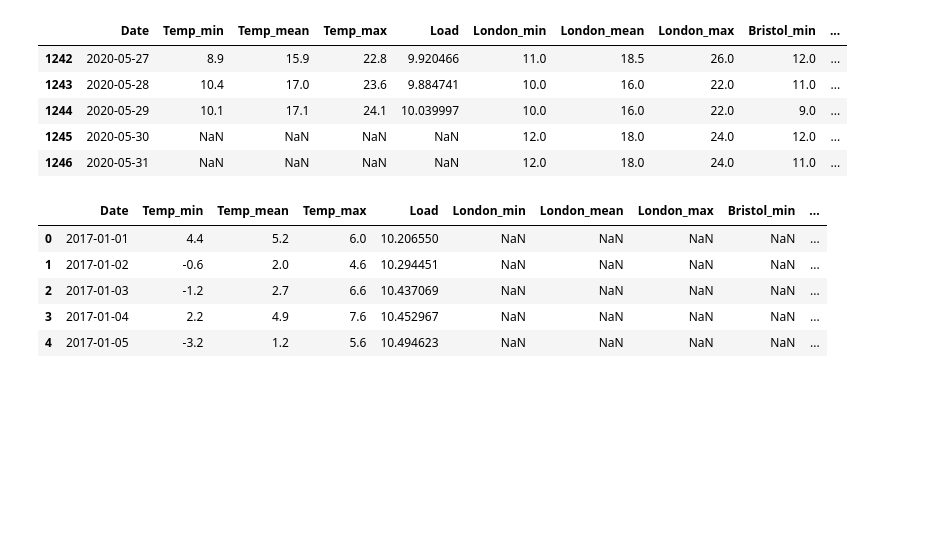
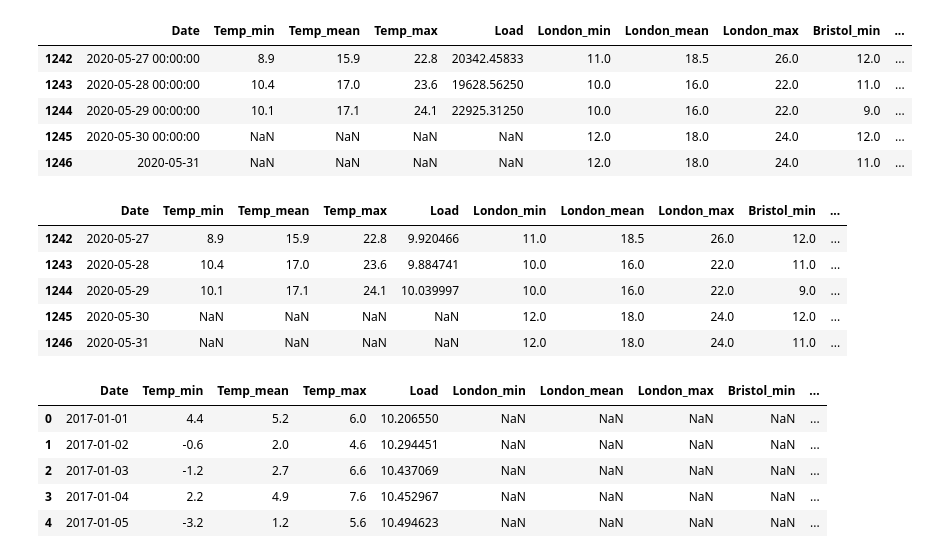
Before and after one commit to depavlidou/energy, a Jupyter notebook: Energy_Analytics_Forecasting_0.ipynb, the cells around one changed output. Saved outputs shown, nothing was run; the diff lists cells and outputs as text; code cells hidden in the pictures; blank space fills up the shorter version.

```diff
--- a/Energy_Analytics_Forecasting_0.ipynb
+++ b/Energy_Analytics_Forecasting_0.ipynb
@@ -20,6 +22,15 @@ data.columns=['Date','Temp_min','Temp_mean','Temp_max','Load','London_min','Lond
 
 # Last date is missing, clean up
 data.iloc[-1,0]='2020-05-31'
+# %%
+data.tail()
+# %% [output]
+|  | Date | Temp_min | Temp_mean | Temp_max | Load | London_min | London_mean | London_max | Bristol_min | ... |
+| 1242 | 2020-05-27 00:00:00 | 8.9 | 15.9 | 22.8 | 20342.45833 | 11.0 | 18.5 | 26.0 | 12.0 | ... |
+| 1243 | 2020-05-28 00:00:00 | 10.4 | 17.0 | 23.6 | 19628.56250 | 10.0 | 16.0 | 22.0 | 11.0 | ... |
+| 1244 | 2020-05-29 00:00:00 | 10.1 | 17.1 | 24.1 | 22925.31250 | 10.0 | 16.0 | 22.0 | 9.0 | ... |
+| 1245 | 2020-05-30 00:00:00 | NaN | NaN | NaN | NaN | 12.0 | 18.0 | 24.0 | 12.0 | ... |
+| 1246 | 2020-05-31 | NaN | NaN | NaN | NaN | 12.0 | 18.0 | 24.0 | 11.0 | ... |
 # %%
 # Convert to datetime and add day of the week, weekend flag, lockdown and convert Load to log load (base e)
 data['Date'] = pd.to_datetime(data['Date'])
```
Also changed, not shown: parts of 23 cells of this notebook.
